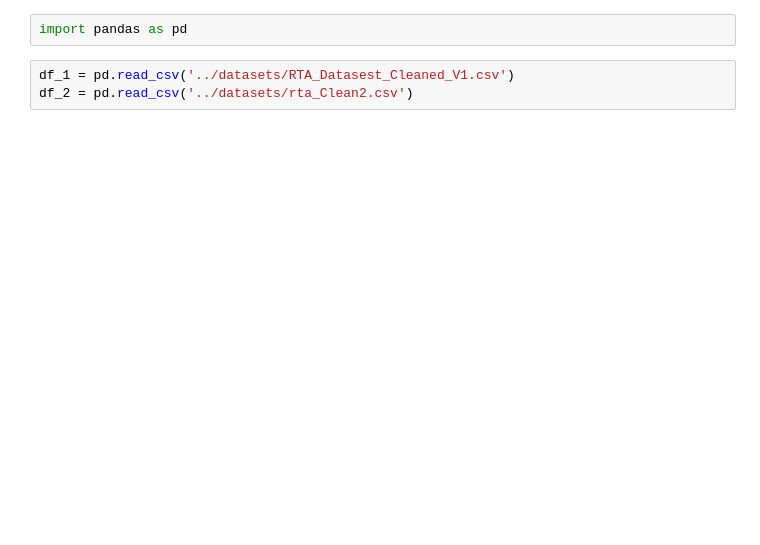
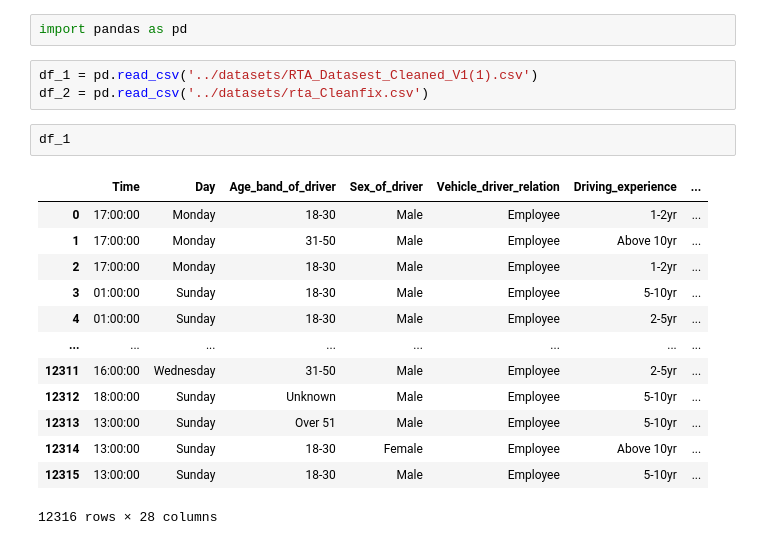
Before and after one commit to ahmadnafi30/3-AhmadNafiMubarok_OrieAbyanMaulana, a Jupyter notebook: code/merge.ipynb, the cells around one changed output. Cells and saved outputs as stored; diff of their text form; blank space fills up the shorter version.

```diff
--- a/code/merge.ipynb
+++ b/code/merge.ipynb
@@ -1,8 +1,24 @@
 # %%
 import pandas as pd
 # %%
-df_1 = pd.read_csv('../datasets/RTA_Datasest_Cleaned_V1.csv')
-df_2 = pd.read_csv('../datasets/rta_Clean2.csv')
+df_1 = pd.read_csv('../datasets/RTA_Datasest_Cleaned_V1(1).csv')
+df_2 = pd.read_csv('../datasets/rta_Cleanfix.csv')
+# %%
+df_1
+# %% [output]
+|  | Time | Day | Age_band_of_driver | Sex_of_driver | Vehicle_driver_relation | Driving_experience | ... |
+| 0 | 17:00:00 | Monday | 18-30 | Male | Employee | 1-2yr | ... |
+| 1 | 17:00:00 | Monday | 31-50 | Male | Employee | Above 10yr | ... |
+| 2 | 17:00:00 | Monday | 18-30 | Male | Employee | 1-2yr | ... |
+| 3 | 01:00:00 | Sunday | 18-30 | Male | Employee | 5-10yr | ... |
+| 4 | 01:00:00 | Sunday | 18-30 | Male | Employee | 2-5yr | ... |
+| ... | ... | ... | ... | ... | ... | ... | ... |
+| 12311 | 16:00:00 | Wednesday | 31-50 | Male | Employee | 2-5yr | ... |
+| 12312 | 18:00:00 | Sunday | Unknown | Male | Employee | 5-10yr | ... |
+| 12313 | 13:00:00 | Sunday | Over 51 | Male | Employee | 5-10yr | ... |
+| 12314 | 13:00:00 | Sunday | 18-30 | Female | Employee | Above 10yr | ... |
+| 12315 | 13:00:00 | Sunday | 18-30 | Male | Employee | 5-10yr | ... |
+12316 rows × 28 columns
 # %%
 columns = [
     "Time",
```
Also changed, not shown: parts of 9 cells of this notebook, 8 other files.
